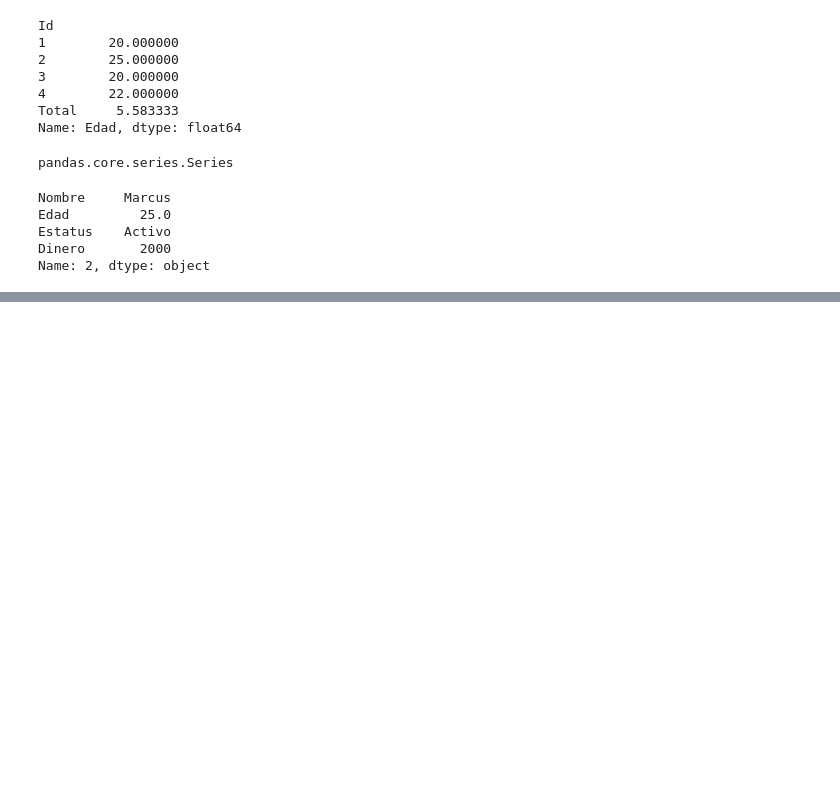
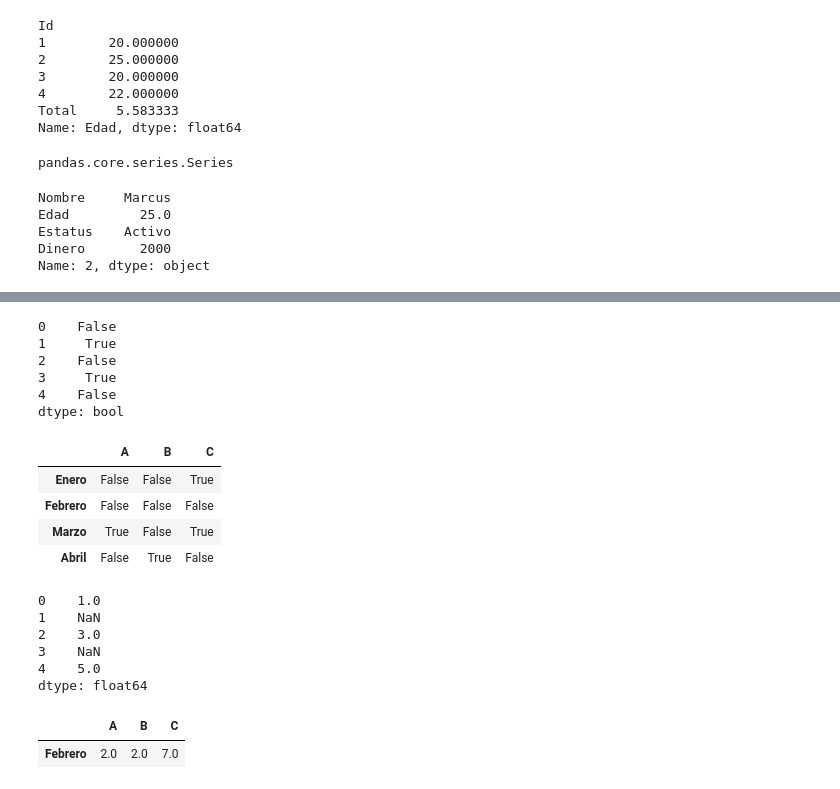
Before and after one commit to Gael-M0/PracticaUDM, a Jupyter notebook: udemy/Python_DataScience/pandas.ipynb, the cells around one changed output, grey strips where cells are left out. Cells and saved outputs as stored; diff of their text form; code cells hidden in the pictures; blank space fills up the shorter version.

```diff
--- a/udemy/Python_DataScience/pandas.ipynb
+++ b/udemy/Python_DataScience/pandas.ipynb
@@ -242,0 +292,32 @@ Name: 2, dtype: object
+# %%
+s1.isnull() # Verifica si los valores son NaN
+# %% [output]
+0    False
+1     True
+2    False
+3     True
+4    False
+dtype: bool
+# %%
+df4.isnull() # Verifica si los valores en el DataFrame son NaN
+# %% [output]
+|  | A | B | C |
+| Enero | False | False | True |
+| Febrero | False | False | False |
+| Marzo | True | False | True |
+| Abril | False | True | False |
+# %%
+s1.dropna() # Elimina los valores NaN de la Serie
+s1 # no elimina los NaN del original
+# %% [output]
+0    1.0
+1    NaN
+2    3.0
+3    NaN
+4    5.0
+dtype: float64
+# %%
+df4.dropna() # Elimina las filas con cualquier valor NaN del DataFrame
+# %% [output]
+|  | A | B | C |
+| Febrero | 2.0 | 2.0 | 7.0 |
```
Also changed, not shown: parts of 11 cells of this notebook.
